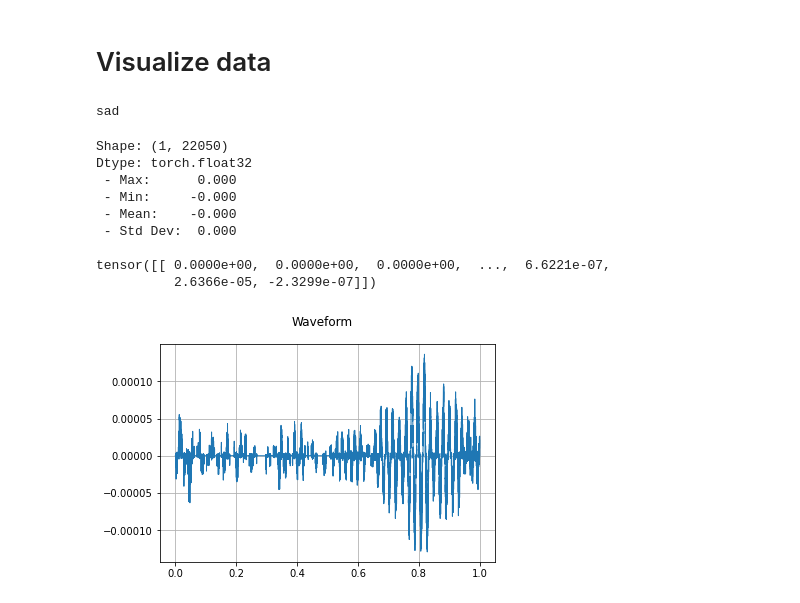
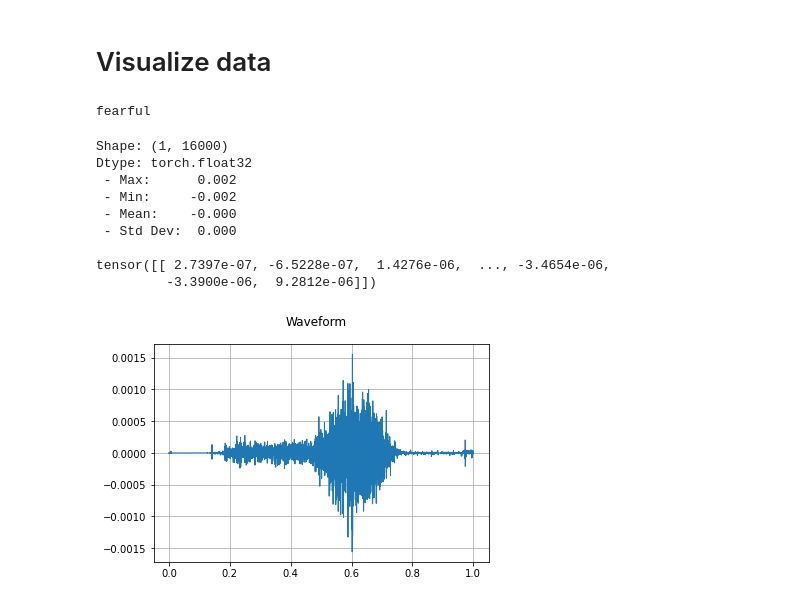
Before and after one commit to Jyve00/Emotion_Speech_Detection, a Jupyter notebook: notebooks/torch_models.ipynb, the cells around one changed output. Saved outputs shown, nothing was run; the diff lists cells and outputs as text; code cells hidden in the pictures.

```diff
--- a/notebooks/torch_models.ipynb
+++ b/notebooks/torch_models.ipynb
@@ -60,7 +60,7 @@ class RavdessDataset(Dataset):
         signal, sr = torchaudio.load(audio_sample_path)
         signal = signal.to(self.device)
         signal = self._resample_if_necessary(signal, sr)
-        #signal = self._mix_down_if_necessary(signal)
+        signal = self._mix_down_if_necessary(signal)
         signal = self._cut_if_necessary(signal)
         signal = self._right_pad_if_necessary(signal)
         #signal = self.transformation(signal)
@@ -103,8 +103,8 @@ class RavdessDataset(Dataset):
 if __name__ == "__main__":
     ANNOTATIONS_FILE = "/Users/stephen/Emotion_Detection-/data/metadata.csv"
     AUDIO_DIR = "/Users/stephen/Emotion_Detection-/data/RAVDESS"
-    SAMPLE_RATE = 22050
-    NUM_SAMPLES = 22050
+    SAMPLE_RATE = 16000
+    NUM_SAMPLES = 16000
 
     if torch.cuda.is_available():
         device = "cuda"
@@ -200,26 +200,26 @@ def play_audio(waveform, sample_rate):
 # %% [markdown]
 # Visualize data
 # %%
-test_sample, test_label = rav[680]
+test_sample, test_label = rav[60]
 print(test_label)
 # %% [output]
-sad
+fearful
 # %%
 print_stats(test_sample)
 # %% [output]
-Shape: (1, 22050)
+Shape: (1, 16000)
 Dtype: torch.float32
- - Max:      0.000
- - Min:     -0.000
+ - Max:      0.002
+ - Min:     -0.002
  - Mean:    -0.000
  - Std Dev:  0.000
 
-tensor([[ 0.0000e+00,  0.0000e+00,  0.0000e+00,  ...,  6.6221e-07,
-          2.6366e-05, -2.3299e-07]])
+tensor([[ 2.7397e-07, -6.5228e-07,  1.4276e-06,  ..., -3.4654e-06,
+         -3.3900e-06,  9.2812e-06]])
 # %%
-plot_waveform(test_sample, sample_rate=22050)
+plot_waveform(test_sample, sample_rate=16000)
 # %% [output]
-[figure, old version]
+[figure, new version]
 # %%
 n_fft = 1024
 win_length = None
```
Also changed, not shown: parts of 13 cells of this notebook.
